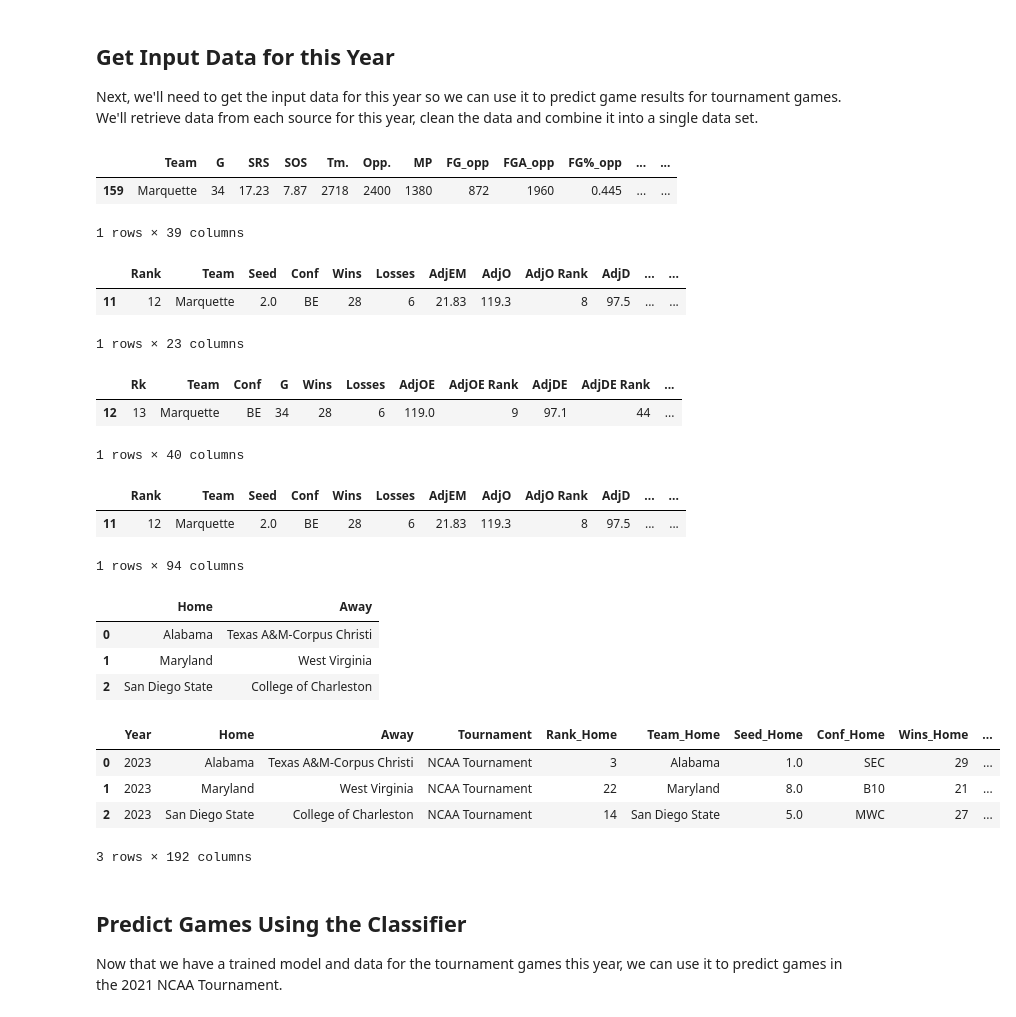
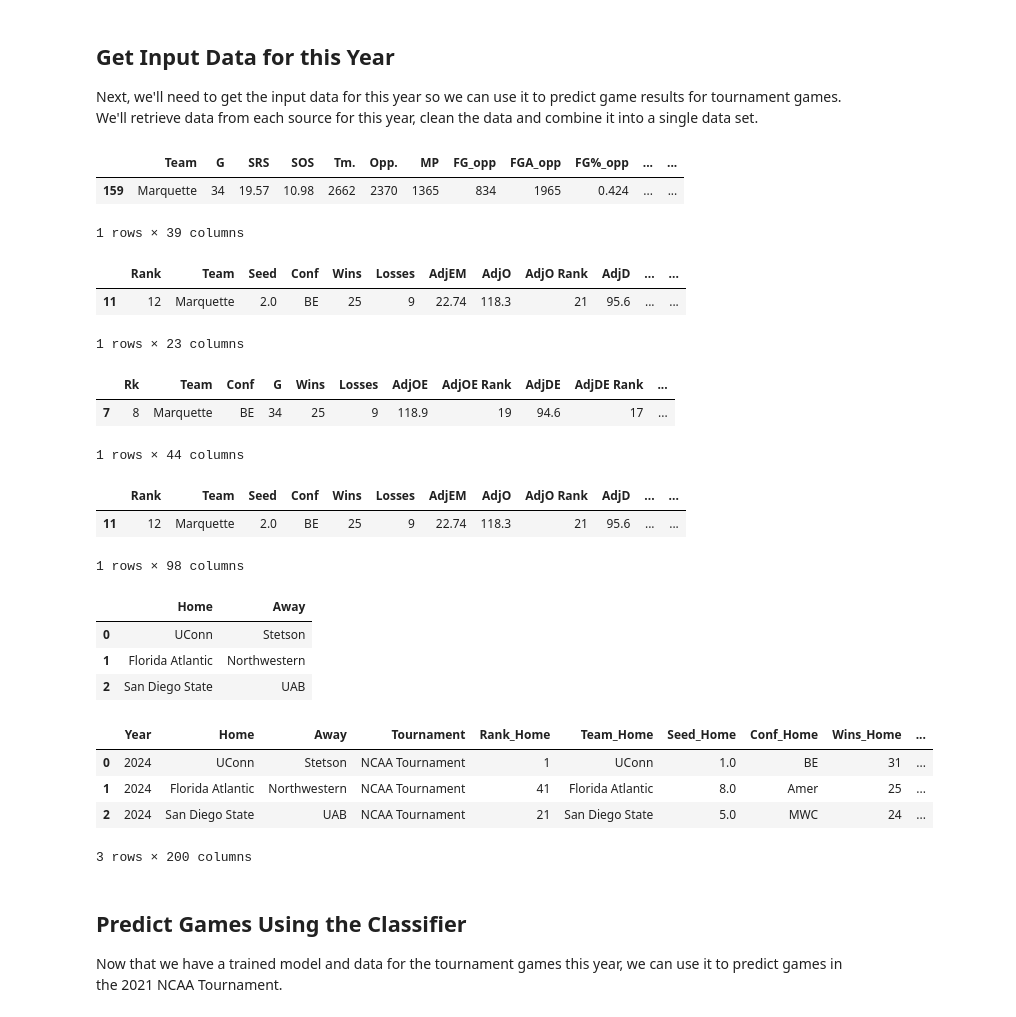
Before and after one commit to pjmartinkus/College_Basketball, a Jupyter notebook: Notebooks/Generating Predictions.ipynb, the cells around one changed output. Saved outputs shown, nothing was run; the diff lists cells and outputs as text; code cells hidden in the pictures.

```diff
--- a/Notebooks/Generating Predictions.ipynb
+++ b/Notebooks/Generating Predictions.ipynb
@@ -25,7 +25,8 @@ Using the same method as before, we will train the model. To understand how I ar
 However, there is one major difference in how we will train the model this time. Before, we split the data into training and testing sets, but since we are predicting for new games, we will use all of the training data to train the model.
 # %%
 # Load the csv files that contain the scores/kenpom data
-path = '../Data/Training/training.csv'
+year = 2024
+path = f'../Data/Training/training_{year}.csv'
 train = pd.read_csv(path)
 
 # Get a sense for the size of each data set
@@ -58,9 +59,7 @@ LogisticRegression(C=10, random_state=77, solver='liblinear')
 
 Next, we'll need to get the input data for this year so we can use it to predict game results for tournament games. We'll retrieve data from each source for this year, clean the data and combine it into a single data set.
 # %%
-year = 2023
 stats_path = '../Data/SportsReference/' + str(year) + '_stats.csv'
-# stats = cbb.load_stats_dataframe(year=year, csv_file_path=stats_path)
 stats = pd.read_csv(stats_path)
 stats = cbb.update_basic(stats.rename(index=str, columns={'School': 'Team'}))
 
@@ -72,28 +71,26 @@ for c in cols_to_fix:
 stats[stats['Team'] == 'Marquette']
 # %% [output]
 |  | Team | G | SRS | SOS | Tm. | Opp. | MP | FG_opp | FGA_opp | FG%_opp | ... | ... |
-| 159 | Marquette | 34 | 17.23 | 7.87 | 2718 | 2400 | 1380 | 872 | 1960 | 0.445 | ... | ... |
+| 159 | Marquette | 34 | 19.57 | 10.98 | 2662 | 2370 | 1365 | 834 | 1965 | 0.424 | ... | ... |
 1 rows × 39 columns
 # %%
 kp_path = '../Data/Kenpom/' + str(year) + '_kenpom.csv'
-# kenpom = cbb.load_kenpom_dataframe(year=year, csv_file_path=kp_path)
 kenpom = pd.read_csv(kp_path)
 kenpom = cbb.update_kenpom(kenpom)
 kenpom[kenpom['Team'] == 'Marquette']
 # %% [output]
 |  | Rank | Team | Seed | Conf | Wins | Losses | AdjEM | AdjO | AdjO Rank | AdjD | ... | ... |
-| 11 | 12 | Marquette | 2.0 | BE | 28 | 6 | 21.83 | 119.3 | 8 | 97.5 | ... | ... |
+| 11 | 12 | Marquette | 2.0 | BE | 25 | 9 | 22.74 | 118.3 | 21 | 95.6 | ... | ... |
 1 rows × 23 columns
 # %%
 TRank_path = '../Data/TRank/' + str(year) + '_TRank.csv'
-# TRank = cbb.load_TRank_dataframe(year=year, csv_file_path=TRank_path)
 TRank = pd.read_csv(TRank_path)
 TRank = cbb.update_TRank(TRank)
 TRank[TRank['Team'] == 'Marquette']
 # %% [output]
 |  | Rk | Team | Conf | G | Wins | Losses | AdjOE | AdjOE Rank | AdjDE | AdjDE Rank | ... |
-| 12 | 13 | Marquette | BE | 34 | 28 | 6 | 119.0 | 9 | 97.1 | 44 | ... |
+| 7 | 8 | Marquette | BE | 34 | 25 | 9 | 118.9 | 19 | 94.6 | 17 | ... |
-1 rows × 40 columns
+1 rows × 44 columns
 # %%
 # Merge the data from each source (and drop columns that are repeats)
 team_stats = pd.merge(kenpom, TRank.drop(['Conf', 'Wins', 'Losses'], axis=1), on='Team', sort=False)
@@ -101,8 +98,8 @@ team_stats = pd.merge(team_stats, stats.drop(['G', 'ORB', '3P%', 'ORB'], axis=1)
 team_stats[team_stats['Team'] == 'Marquette']
 # %% [output]
 |  | Rank | Team | Seed | Conf | Wins | Losses | AdjEM | AdjO | AdjO Rank | AdjD | ... | ... |
-| 11 | 12 | Marquette | 2.0 | BE | 28 | 6 | 21.83 | 119.3 | 8 | 97.5 | ... | ... |
+| 11 | 12 | Marquette | 2.0 | BE | 25 | 9 | 22.74 | 118.3 | 21 | 95.6 | ... | ... |
-1 rows × 94 columns
+1 rows × 98 columns
 # %%
 # Load Tournament games
 games_path = '../Data/Tourney/{}.csv'.format(year)
@@ -110,22 +107,26 @@ games = pd.read_csv(games_path)
 games.head(3)
 # %% [output]
 |  | Home | Away |
-| 0 | Alabama | Texas A&M-Corpus Christi |
-| 1 | Maryland | West Virginia |
-| 2 | San Diego State | College of Charleston |
+| 0 | UConn | Stetson |
+| 1 | Florida Atlantic | Northwestern |
+| 2 | San Diego State | UAB |
 # %%
 # Join the team data with the game data
-data = pd.merge(games, team_stats, left_on='Home', right_on='Team', sort=False)
-data = pd.merge(data, team_stats, left_on='Away', right_on='Team', suffixes=('_Home', '_Away'), sort=False)
+data = pd.merge(games, team_stats, left_on='Home', right_on='Team', sort=False, how='left')
+data = pd.merge(data, team_stats, left_on='Away', right_on='Team', suffixes=('_Home', '_Away'), sort=False, how='left')
 data.insert(0, 'Year', year)
 data.insert(3, 'Tournament', 'NCAA Tournament')
+
+# Confirm school names are correct
+assert len(data[(data['Rank_Home'].isna()) | (data['Rank_Away'].isna())]) == 0
+
 data.head(3)
 # %% [output]
 |  | Year | Home | Away | Tournament | Rank_Home | Team_Home | Seed_Home | Conf_Home | Wins_Home | ... |
-| 0 | 2023 | Alabama | Texas A&M-Corpus Christi | NCAA Tournament | 3 | Alabama | 1.0 | SEC | 29 | ... |
-| 1 | 2023 | Maryland | West Virginia | NCAA Tournament | 22 | Maryland | 8.0 | B10 | 21 | ... |
-| 2 | 2023 | San Diego State | College of Charleston | NCAA Tournament | 14 | San Diego State | 5.0 | MWC | 27 | ... |
+| 0 | 2024 | UConn | Stetson | NCAA Tournament | 1 | UConn | 1.0 | BE | 31 | ... |
+| 1 | 2024 | Florida Atlantic | Northwestern | NCAA Tournament | 41 | Florida Atlantic | 8.0 | Amer | 25 | ... |
+| 2 | 2024 | San Diego State | UAB | NCAA Tournament | 21 | San Diego State | 5.0 | MWC | 24 | ... |
-3 rows × 192 columns
+3 rows × 200 columns
 # %% [markdown]
 ## Predict Games Using the Classifier
 
```
Also changed, not shown: parts of 7 cells of this notebook, 4 other files.
